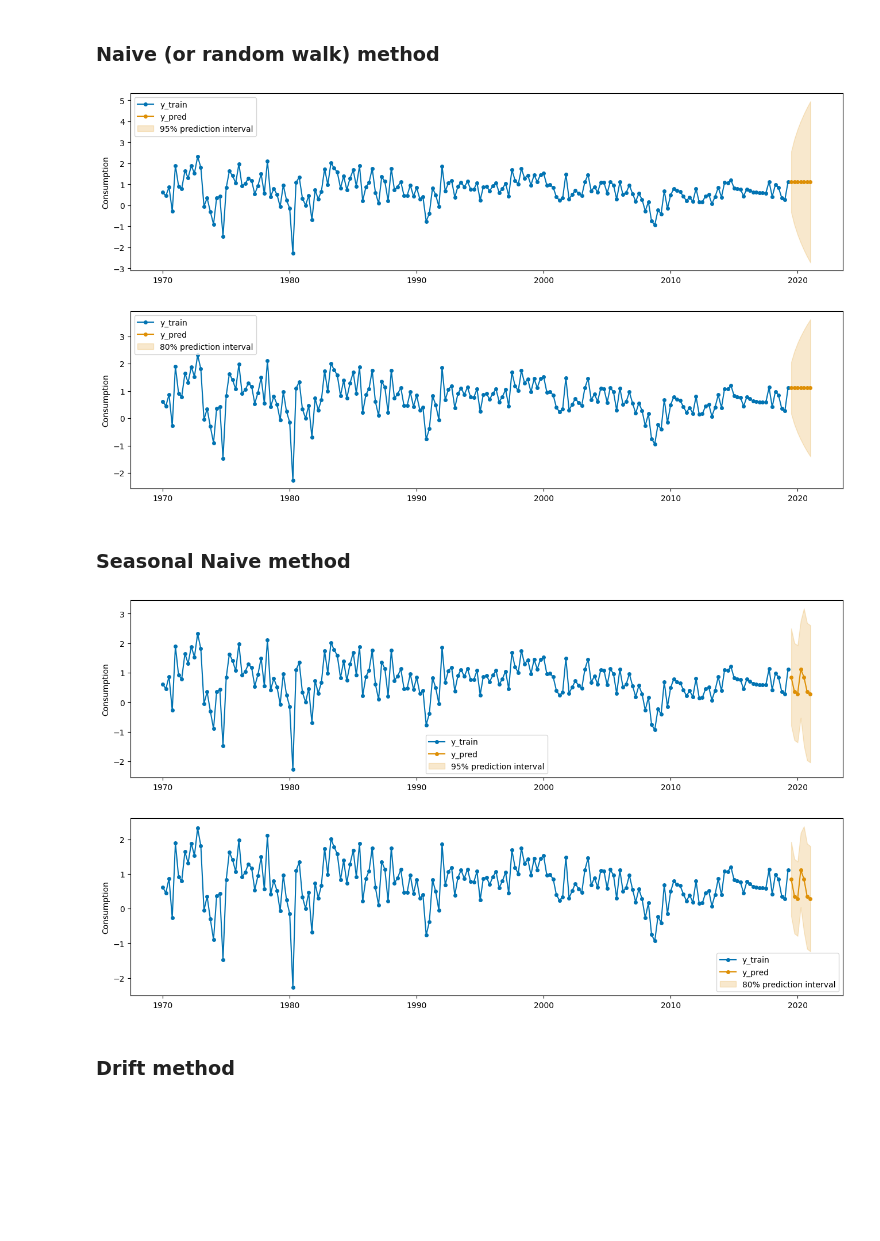
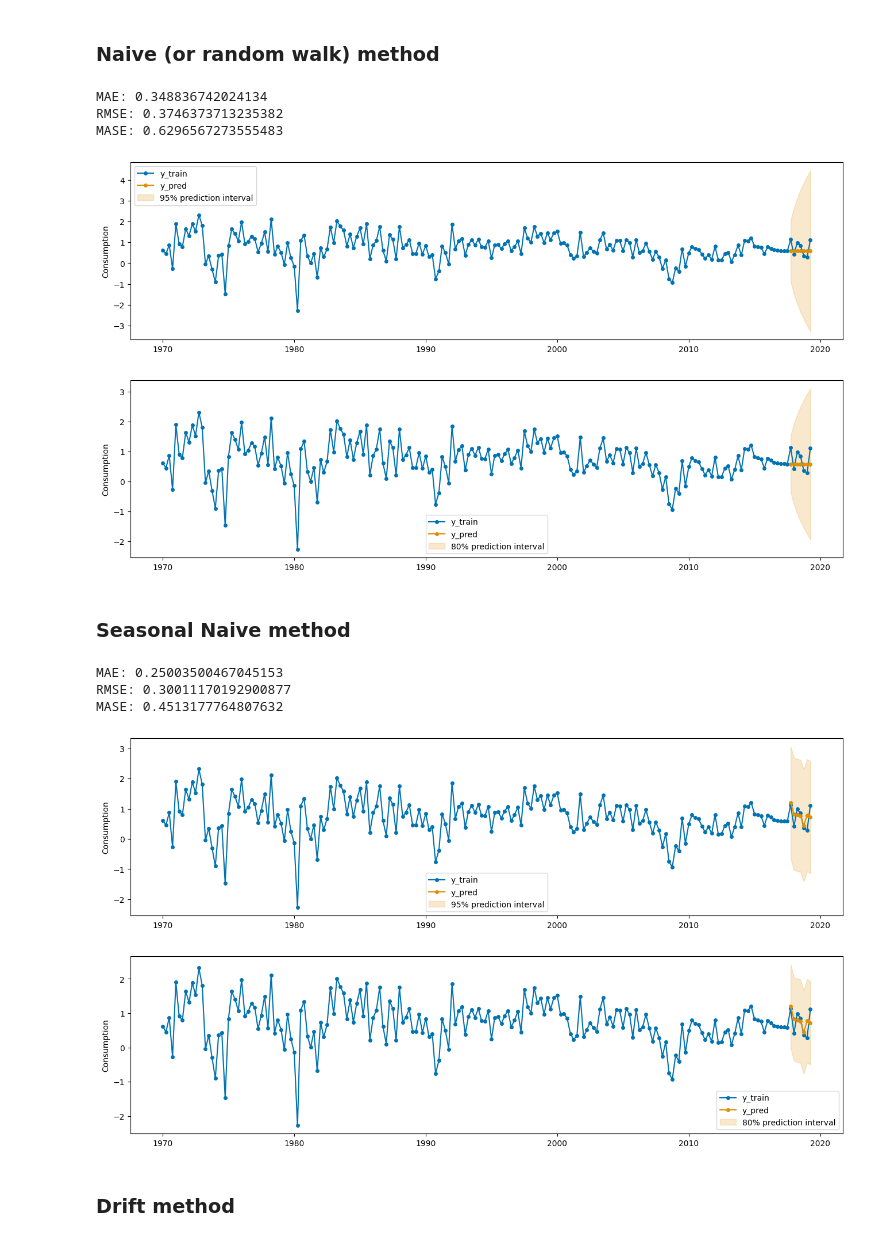
Before and after one commit to ramalhogs/Series_temporais_A2, a Jupyter notebook: baselines.ipynb, the cells around one changed output. Saved outputs shown, nothing was run; the diff lists cells and outputs as text; code cells hidden in the pictures; blank space fills up the shorter version.

Commit message:
add MAE, RMSE and MASE in baseline models

```diff
--- a/baselines.ipynb
+++ b/baselines.ipynb
@@ -55,16 +56,38 @@ Consumption.head()
 | 1970Q3 | 0.872872 |
 | 1970Q4 | -0.271848 |
 | 1971Q1 | 1.901345 |
+# %%
+def mean_absolute_scaled_error(y_true, y_pred, y_train):
+    """
+    Função para calcular o MASE (Mean Absolute Scaled Error).
+    """
+    naive_forecast = np.roll(y_train, 1)[1:]  # Série atrasada para o erro naive
+    mae_naive = mean_absolute_error(y_train[1:], naive_forecast)
+    mae_model = mean_absolute_error(y_true, y_pred)
+    return mae_model / mae_naive
 # %%
 def fit_and_plot(dataset, strategy, sp=1):
     """
-    Function to fit a forecasting strategy and plot the results.
+    Function to fit a forecasting strategy and plot the results,
+    including the calculation of MAE, RMSE, and MASE.
     """
+
+    train, test = dataset[:-7], dataset[-7:]
+
+
     forecaster = NaiveForecaster(strategy=strategy, sp=sp)
-    forecaster.fit(dataset)
+    forecaster.fit(train)
     y_pred = forecaster.predict(list(range(1, 8)))
     pred_intervals_95 = forecaster.predict_interval(coverage=0.95)
     pred_intervals_80 = forecaster.predict_interval(coverage=0.80)
+
+    mae = mean_absolute_error(test, y_pred)
+    rmse = np.sqrt(mean_squared_error(test, y_pred))
+    mase = mean_absolute_scaled_error(test, y_pred, train)
+
+    print(f"MAE: {mae}")
+    print(f"RMSE: {rmse}")
+    print(f"MASE: {mase}")
 
 
     plot_series(dataset,
@@ -90,15 +116,21 @@ fit_and_plot(Consumption, strategy="mean")
 # %%
 fit_and_plot(Consumption, strategy="last")
 # %% [output]
+MAE: 0.348836742024134
+RMSE: 0.3746373713235382
+MASE: 0.6296567273555483
-[figure, old version]
+[figure, new version]
-[figure, old version]
+[figure, new version]
 # %% [markdown]
 ### Seasonal Naive method
 # %%
-fit_and_plot(Consumption, strategy="last", sp=4)
+fit_and_plot(Consumption, strategy="last", sp=12)
 # %% [output]
+MAE: 0.25003500467045153
+RMSE: 0.30011170192900877
+MASE: 0.4513177764807632
-[figure, old version]
+[figure, new version]
-[figure, old version]
+[figure, new version]
 # %% [markdown]
 ### Drift method
 # %%
```
Also changed, not shown: parts of 3 cells of this notebook.
